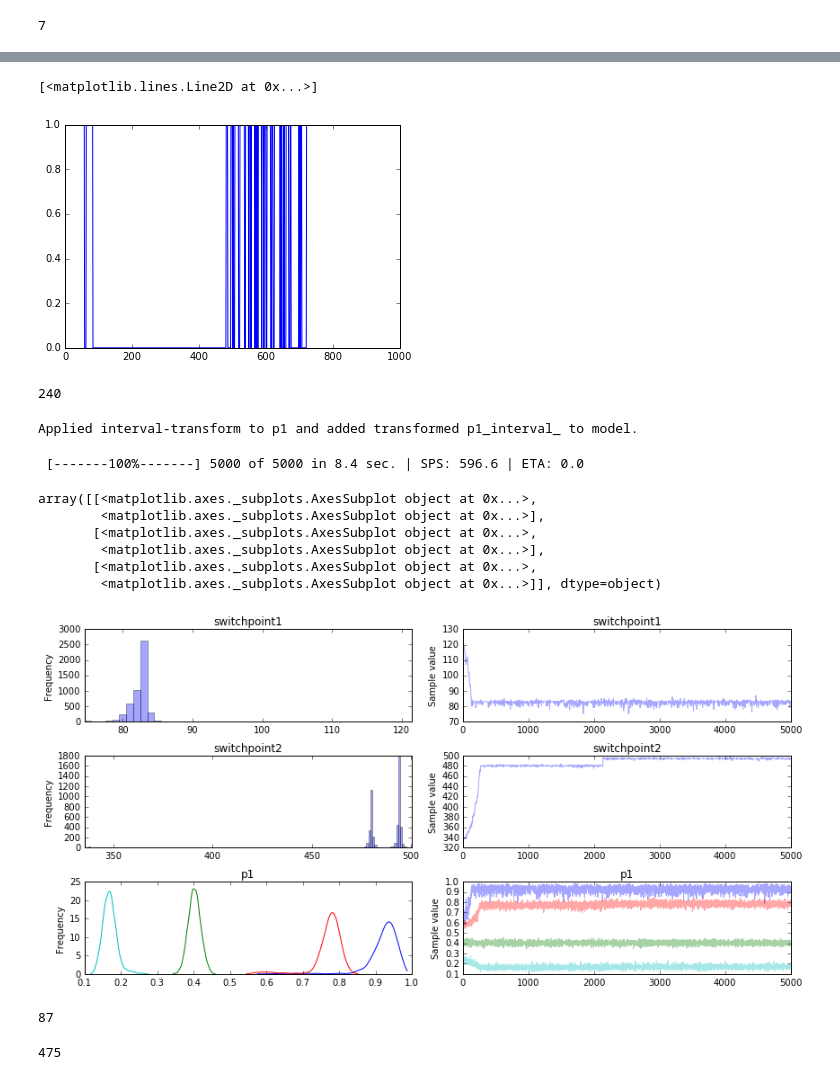
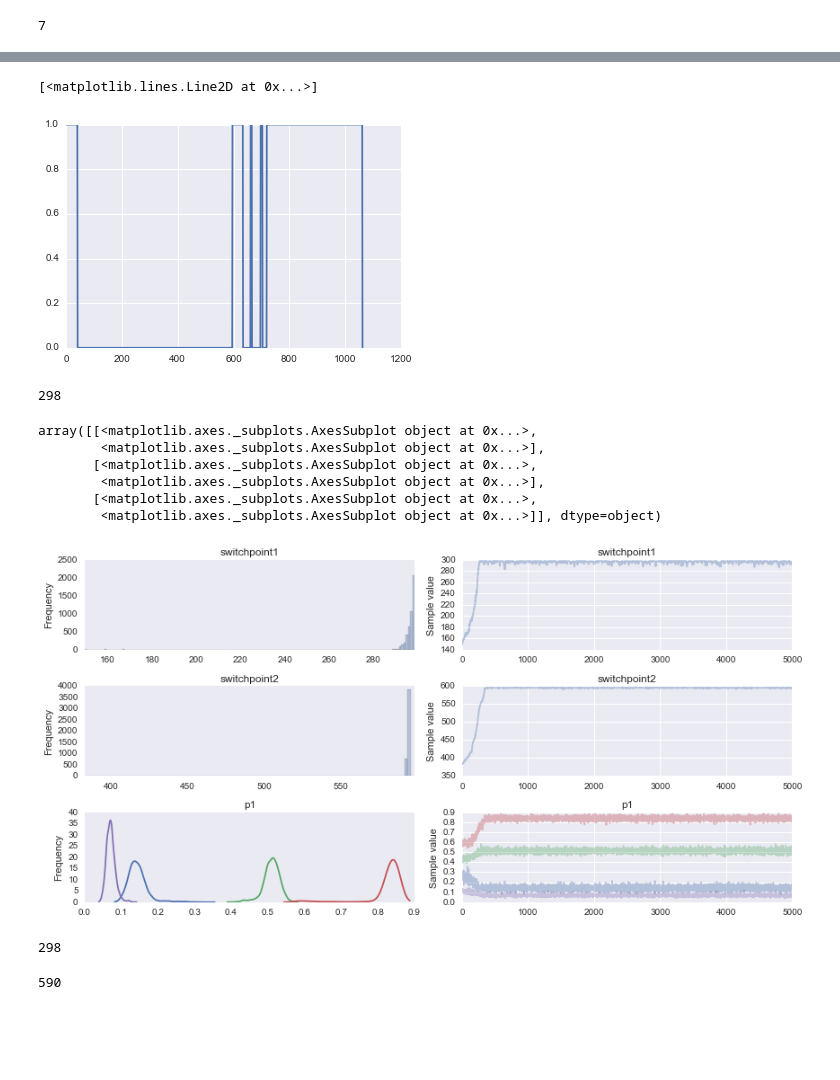
Before and after one commit to ericmjl/protein-systematic-characterization, a Jupyter notebook: experiments/temp-20160927-hackytaq/hacky-taq.ipynb, the cells around one changed output, grey strips where cells are left out. Cells and saved outputs as stored; diff of their text form; code cells hidden in the pictures; blank space fills up the shorter version.

```diff
--- a/experiments/temp-20160927-hackytaq/hacky-taq.ipynb
+++ b/experiments/temp-20160927-hackytaq/hacky-taq.ipynb
@@ -124,24 +137,24 @@ print(distance(str(original[150:-150].seq), str(mn_55[150:-150]), ))
 # %%
 from collections import Counter
 import matplotlib.pyplot as plt
 %matplotlib inline
 num_gaps = []
 window_length = 5
 for pos in range(aln.get_alignment_length()):
     temp_aln = aln[:, pos:pos+window_length]
     letters = Counter()
     for i in range(temp_aln.get_alignment_length()):
         letters = letters + Counter(temp_aln[:, i])
     # letters = Counter(aln[:, pos:pos+10])
 
 
-    b = bool(int((letters['-'] + letters['N'])/window_length))
+    b = bool(int(letters['-']/window_length) > 5)
     num_gaps.append(b)
 plt.plot(num_gaps)
 # plt.ylim(-1, 3)
 # %% [output]
 [<matplotlib.lines.Line2D at 0x...>]
-[figure, old version]
+[figure, new version]
 # %%
 # identify the longest sequence of zeros amongst smoothed out data.
 from itertools import groupby
@@ -161,7 +174,7 @@ def find_midpoint_of_longest_zeros(num_gaps):
 
 find_midpoint_of_longest_zeros(num_gaps)
 # %% [output]
-240
+298
 # %%
 midpt = find_midpoint_of_longest_zeros(num_gaps)
 # %%
@@ -180,8 +193,6 @@ with pm.Model() as model:
 
     mutations1 = pm.Bernoulli('mutations1', p=rate1, observed=num_gaps)
     mutations2 = pm.Bernoulli('mutations2', p=rate2, observed=num_gaps)
-# %% [output]
-Applied interval-transform to p1 and added transformed p1_interval_ to model.
 # %%
 with model:
     step1 = pm.NUTS([p])
@@ -190,8 +201,6 @@ with model:
     step2 = pm.Metropolis([switchpoint1, switchpoint2])
     start = pm.find_MAP()
     trace = pm.sample(5000, start=start, step=[step1, step2])
-# %% [output]
- [-------100%-------] 5000 of 5000 in 8.4 sec. | SPS: 596.6 | ETA: 0.0
 # %%
 pm.traceplot(trace)
 # %% [output]
@@ -201,18 +210,18 @@ array([[<matplotlib.axes._subplots.AxesSubplot object at 0x...>,
         <matplotlib.axes._subplots.AxesSubplot object at 0x...>],
        [<matplotlib.axes._subplots.AxesSubplot object at 0x...>,
         <matplotlib.axes._subplots.AxesSubplot object at 0x...>]], dtype=object)
-[figure, old version]
+[figure, new version]
 # %%
 burnin = 1000
 start = int(trace['switchpoint1'][burnin:].max(axis=0))
 start
 # %% [output]
-87
+298
 # %%
 end = int(trace['switchpoint2'][burnin:].min(axis=0))
 end
 # %% [output]
-475
+590
 # %%
 aln_trimmed = aln[:, start:end]
 concs = []
```
Also changed, not shown: parts of 14 cells of this notebook, 50 other files.
